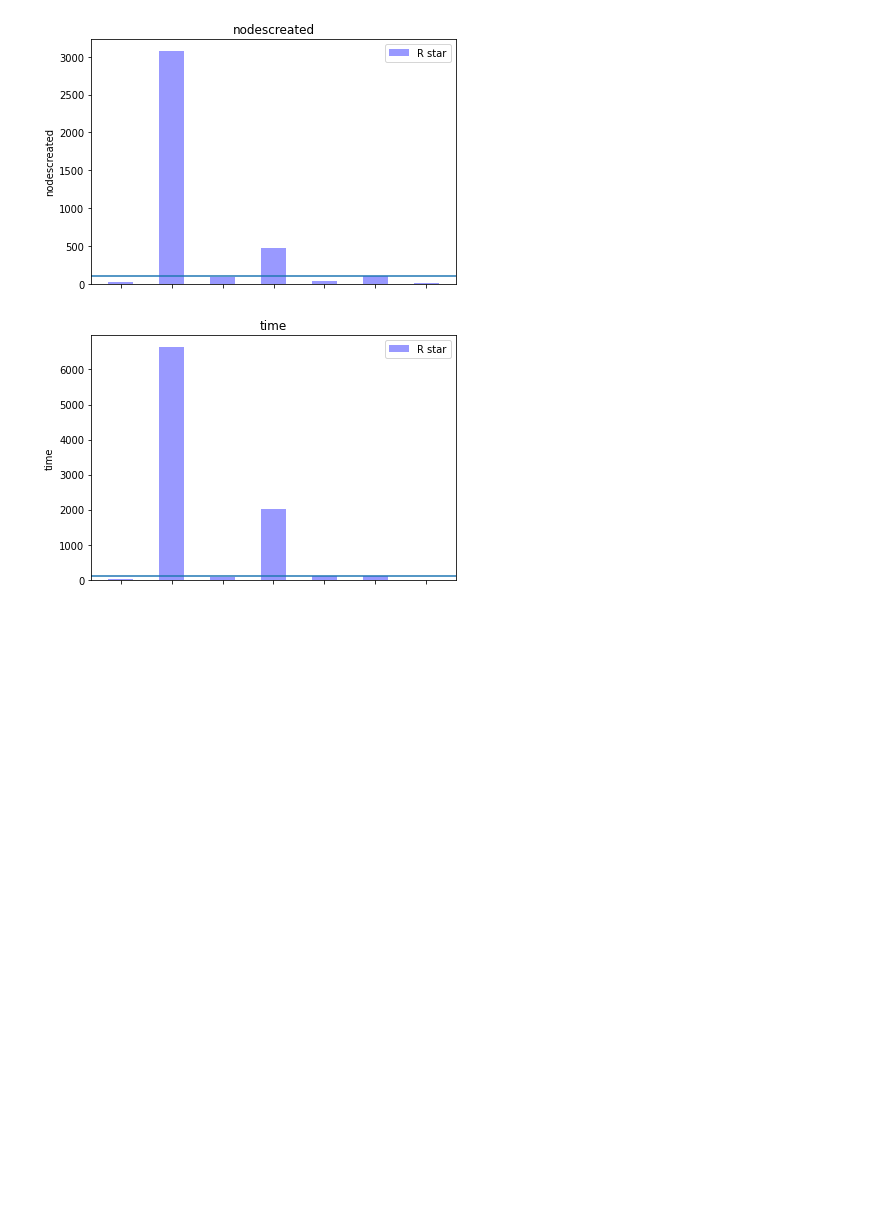
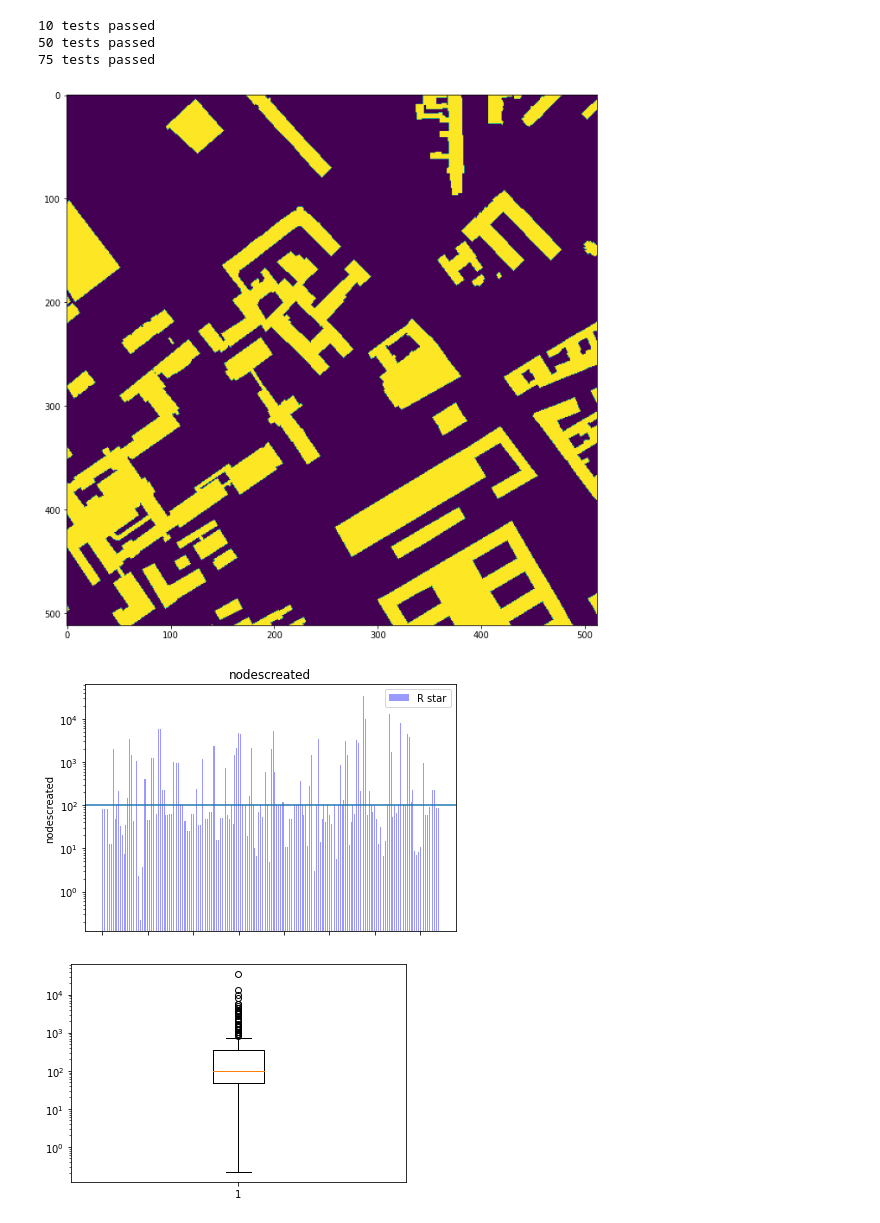
Before and after one commit to adilku/Rstar_path_planning, a Jupyter notebook: AnalysisOfAlgorithms/AlgoDiff.ipynb, the cells around one changed output. Cells and saved outputs as stored; diff of their text form; code cells hidden in the pictures; blank space fills up the shorter version.

```diff
--- a/AnalysisOfAlgorithms/AlgoDiff.ipynb
+++ b/AnalysisOfAlgorithms/AlgoDiff.ipynb
@@ -131,7 +176,7 @@ def do_test(path_to_executable_rstar, path_to_executable_astar, path_to_xml, num
         if (is_astar != -1):
             dataastar = get_data(get_path_to_log(path_to_xml), "astar")
             AllDataAstar.append(dataastar)
-        if (is_rstar != -1 && isastar != -1):
+        if (is_rstar != -1 and is_astar != -1):
             AllDataRstar.append(datarstar)
             AllDataAstar.append(dataastar)
         #print(dataastar)
@@ -155,37 +198,40 @@ def draw_cur(AllData, cur_data) :
     #rects2 = ax.bar([(float(i) - width / 2) for i in range(1, len(num_of_steps_astar) + 1)], num_of_steps_astar, width=width / 2, facecolor='#ff9999', label='A star')
     plt.axline((0, 100), (1, 100))
     ax.set_ylabel(cur_data)
+    ax.set_yscale('log')
     ax.set_title(cur_data)
     ax.set_xticklabels([])
     ax.legend()
     fig.tight_layout()
     plt.show()
+    fig, ax = plt.subplots()
+    ax.set_yscale('log')
+    plt.boxplot(num_of_steps_rstar)
+    plt.show()
+#draw grid
+def draw_image(filePath):
+    #path_to_image = path_to_xmł
+    #process_rstar_wait(path_to_executable_rstar_visual, path_to_xml)
+    #int_slash = path_to_xml[::-1].find('/')
+    #path_to_img = path_to_xml[:len(path_to_xml) - int_slash:] + "path_visual.jpg"
+    plt.figure(figsize = (11,50))
+    imgplot = plt.imshow(GetGrid(path_to_xml))
 # %%
 #drawing all data
 def draw_data(AllData) : # 0 - number of steps, 1 - nudes created, 2 - length, 3 - time
     draw_cur(AllData, 'nodescreated')
     draw_cur(AllData, 'time')
-    '''
-    dataRstar = AllData[0]
-    dataAstar = AllData[1]
-    num_of_steps_rstar = [item[0] for item in dataRstar]
-    num_of_steps_astar = [item[0] for item in dataAstar]
-    width = 1
-    fig, ax = plt.subplots()
-    rects1 = ax.bar([(float(i) - width) for i in range(1, len(num_of_steps_rstar) + 1)], num_of_steps_rstar, width=width / 2, facecolor='#9999ff', label='R star')
-    rects2 = ax.bar([(float(i) - width / 2) for i in range(1, len(num_of_steps_astar) + 1)], num_of_steps_astar, width=width / 2, facecolor='#ff9999', label='A star')
-    ax.set_ylabel('Number of steps')
-    ax.set_title('Number of steps')
-    ax.set_xticklabels([])
-    ax.legend()
-    fig.tight_layout()
-    plt.show()'''
 # %%
 path_to_executable_r_star = "/Users/adilkhankussidenov/Documents/PathPlanning/git_rstar/Rstar_path_planning/Bin/Debug/RstarSearch"
 path_to_executable_a_star = "/Users/adilkhankussidenov/Documents/PathPlanning/PathPlanningProject2d/Bin/Debug/Adilkhan_Kussidenov_ASearch"
 path_to_xml = "/Users/adilkhankussidenov/Documents/PathPlanning/git_rstar/Rstar_path_planning/Examples/Berlin_512.xml"
-AllData = do_test(path_to_executable_r_star, path_to_executable_a_star, path_to_xml, 10)
+draw_image(path_to_xml)
+AllData = do_test(path_to_executable_r_star, path_to_executable_a_star, path_to_xml, 100)
 draw_data(AllData)
 # %% [output]
+10 tests passed
+50 tests passed
+75 tests passed
-[figure, old version]
+[figure, new version]
-[figure, old version]
+[figure, new version]
+[figure, added]
```
Also changed, not shown: parts of 8 cells of this notebook, 2 other files.
